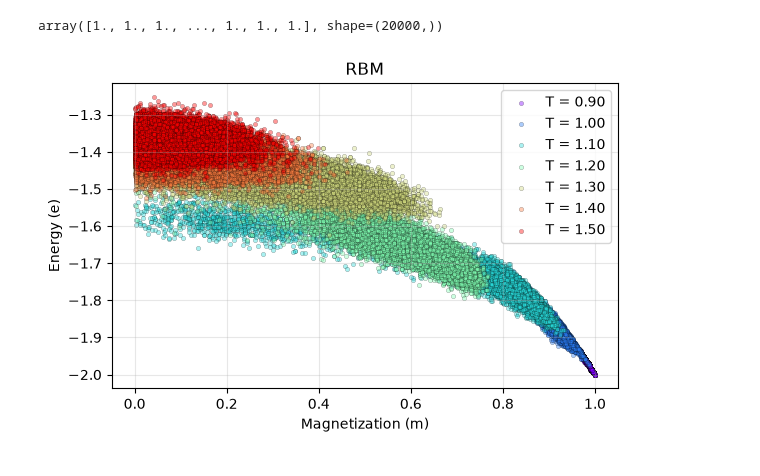
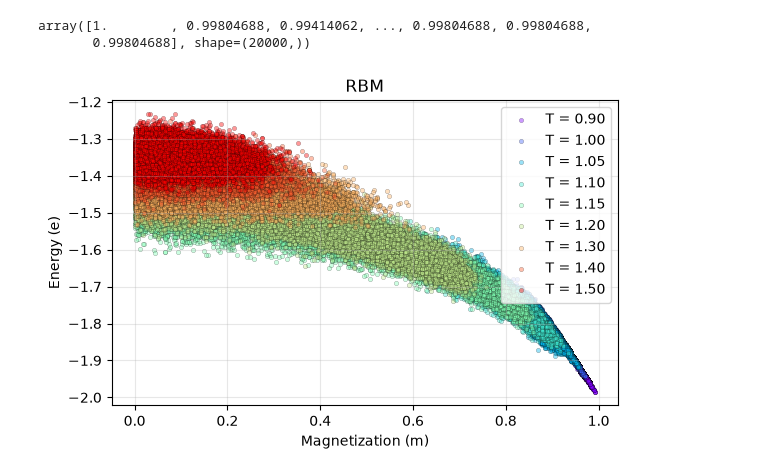
Before and after one commit to statisticalmechanics/rbm_potts, a Jupyter notebook: scatterplot.ipynb, the cells around one changed output. Drawn from its saved outputs; the diff is of its cells as text; code cells hidden in the pictures.

```diff
--- a/scatterplot.ipynb
+++ b/scatterplot.ipynb
@@ -8,43 +8,44 @@ e_dict = {}
 m_dict = {}
 
 for T in np.arange(0.6, 1.6001, 0.05):
-    data = np.loadtxt('./q2L32_gen_pcd10lr0.001epoch5000/gen_ME_q2L32T{:.3f}.txt'.format(T))
+    data = np.loadtxt('./q2L32_gen_pcd10lr0.0001epoch5000/gen_ME_q2L32T{:.3f}.txt'.format(T))
     e_dict[round(T, 3)] = data[:, 0]
     m_dict[round(T, 3)] = data[:, 1]
 # %%
 e_dict[0.6]
 # %% [output]
-array([1., 1., 1., ..., 1., 1., 1.], shape=(20000,))
+array([1.        , 0.99804688, 0.99414062, ..., 0.99804688, 0.99804688,
+       0.99804688], shape=(20000,))
 # %%
-T_list = [0.9, 1.0, 1.1,1.2, 1.3, 1.4, 1.5]
+T_list = [0.9, 1.0, 1.05, 1.1, 1.15, 1.2, 1.3, 1.4, 1.5]
 
 # Different colors
 colors = plt.cm.rainbow(np.linspace(0, 1, len(T_list)))
 
 plt.figure(figsize=(6, 4))
 
 for T, color in zip(T_list, colors):
     plt.scatter(
         e_dict[T],
         m_dict[T],
         s=10,
         alpha=0.4,
         color=color,
         edgecolors='black',
         linewidths=0.3,
         label=f'T = {T:.2f}'
     )
 
 plt.xlabel('Magnetization (m)')
 plt.ylabel('Energy (e)')
 plt.title('RBM')
 
 plt.legend()
 plt.grid(True, alpha=0.3)
 plt.tight_layout()
 plt.show()
 # %% [output]
-[figure, old version]
+[figure, new version]
 # %%
 MCe_dict = {}
 MCm_dict = {}
```
Also changed, not shown: parts of 2 cells of this notebook, 1 other file.
